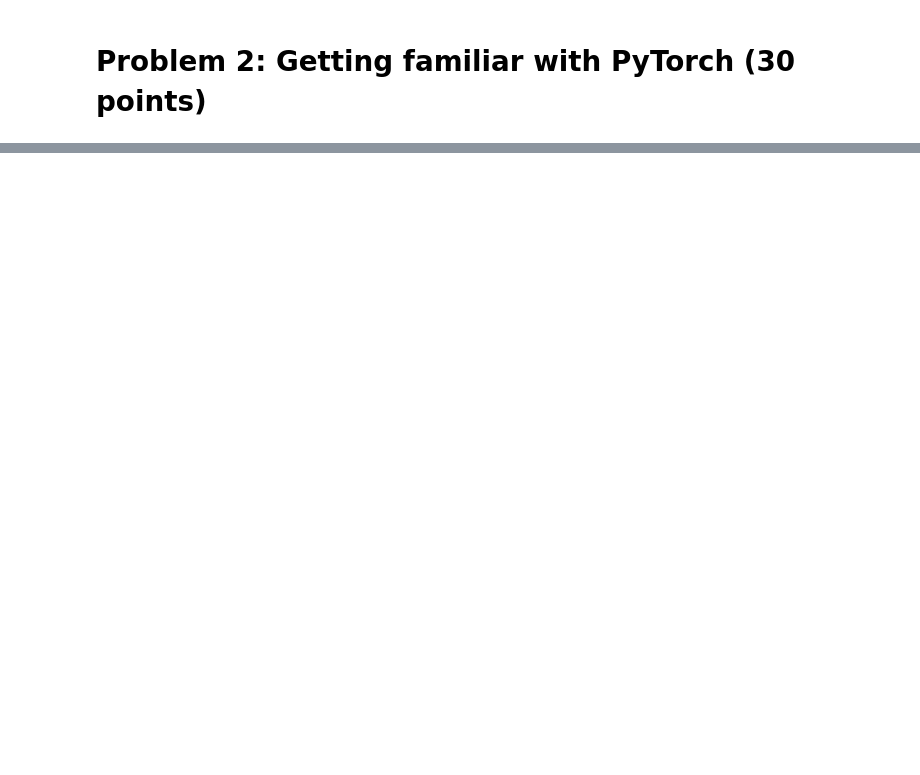
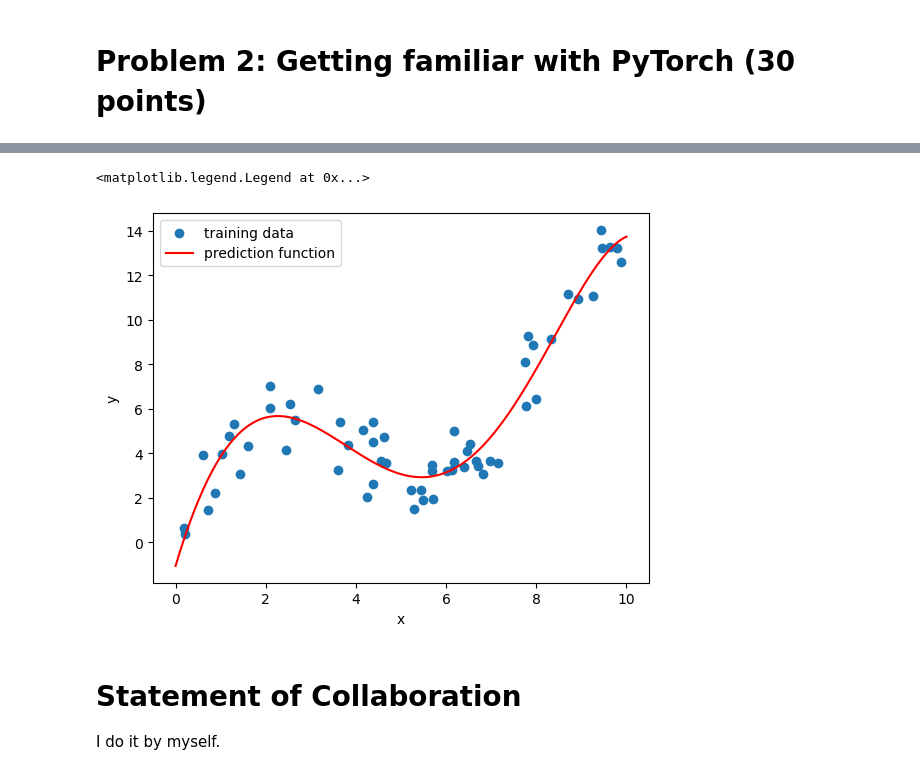
Before and after one commit to HarryXiong24/postgraduate-code-collection, a Jupyter notebook: Winter 2024/ML/hw/hw2/Assignment 2.ipynb, the cells around one changed output, grey strips where cells are left out. Saved outputs shown, nothing was run; the diff lists cells and outputs as text; code cells hidden in the pictures; blank space fills up the shorter version.

```diff
--- a/Winter 2024/ML/hw/hw2/Assignment 2.ipynb
+++ b/Winter 2024/ML/hw/hw2/Assignment 2.ipynb
@@ -159,0 +180,16 @@ Your answer:
+# %%
+# Your code:
+
+# 1. Load the “ data/curve80.txt ” data set, and split it into 75% / 25% training/test. We will use degree=5 for all the polynomial features.
+import torch
+import mltools as ml
+
+data = np.genfromtxt("data/curve80.txt")
+X = data[:,0]
+X = np.atleast_2d(X).T # code expects shape (M,N) so make sure it’s 2-dimensional
+Y = data[:,1] # doesn’t matter for Y
+Xtr,Xte,Ytr,Yte = ml.splitData(X,Y,0.75) # split data set 75/25
+
+degree = 5
+XtrP = ml.transforms.fpoly(Xtr, degree=degree, bias=False)
+XtrP,params = ml.transforms.rescale(XtrP)
@@ -159,0 +231,20 @@ Your answer:
+# %%
+# 6. Visualize the trained linear regressor. 5 points.
+xs = np.linspace(0,10,200)
+xs = xs[:,np.newaxis]
+xsP, _ = ml.transforms.rescale(ml.transforms.fpoly(xs,degree=degree,bias=False), params)
+xsP_tensor = torch.from_numpy(xsP).float()
+ys = linear_regressor(xsP_tensor)
+
+plt.scatter(Xtr,Ytr,label="training data")
+plt.plot(xs,ys.detach().numpy(),label="prediction function",color ='red')
+plt.xlabel('x')
+plt.ylabel('y')
+plt.legend()
+# %% [output]
+<matplotlib.legend.Legend at 0x...>
+[figure, added]
+# %% [markdown]
+# Statement of Collaboration
+
+I do it by myself.
```
Also changed, not shown: parts of 13 cells of this notebook, 1 other file.
